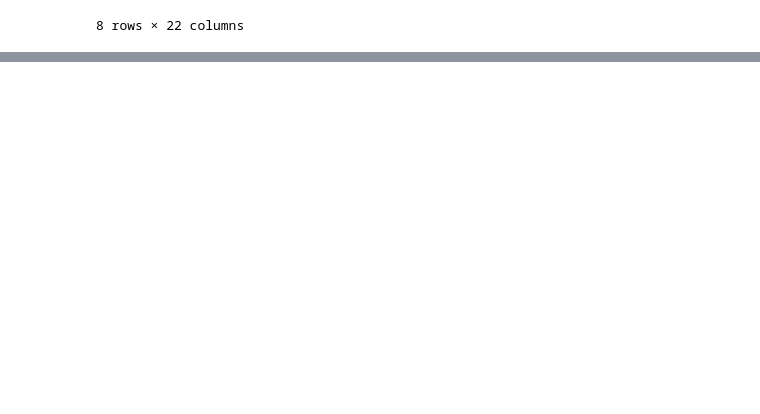
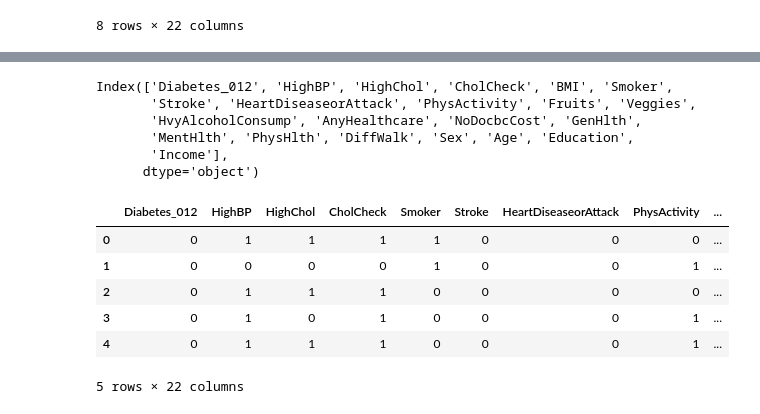
Before and after one commit to Vanshaj14Mohan/AIML-College, a Jupyter notebook: Assignment Six/main.ipynb, the cells around one changed output, grey strips where cells are left out. Drawn from its saved outputs; the diff is of its cells as text; code cells hidden in the pictures; blank space fills up the shorter version.

```diff
--- a/Assignment Six/main.ipynb
+++ b/Assignment Six/main.ipynb
@@ -110,0 +178,23 @@ df.describe()
+# %%
+df.columns
+# %% [output]
+Index(['Diabetes_012', 'HighBP', 'HighChol', 'CholCheck', 'BMI', 'Smoker',
+       'Stroke', 'HeartDiseaseorAttack', 'PhysActivity', 'Fruits', 'Veggies',
+       'HvyAlcoholConsump', 'AnyHealthcare', 'NoDocbcCost', 'GenHlth',
+       'MentHlth', 'PhysHlth', 'DiffWalk', 'Sex', 'Age', 'Education',
+       'Income'],
+      dtype='object')
+# %%
+Sex=pd.get_dummies(x['Sex'], drop_first=True)
+# %%
+x=pd.concat([x,Sex], axis=1)
+# %%
+x.head()
+# %% [output]
+|  | Diabetes_012 | HighBP | HighChol | CholCheck | Smoker | Stroke | HeartDiseaseorAttack | PhysActivity | ... |
+| 0 | 0 | 1 | 1 | 1 | 1 | 0 | 0 | 0 | ... |
+| 1 | 0 | 0 | 0 | 0 | 1 | 0 | 0 | 1 | ... |
+| 2 | 0 | 1 | 1 | 1 | 0 | 0 | 0 | 0 | ... |
+| 3 | 0 | 1 | 0 | 1 | 0 | 0 | 0 | 1 | ... |
+| 4 | 0 | 1 | 1 | 1 | 0 | 0 | 0 | 1 | ... |
+5 rows × 22 columns
```
Also changed, not shown: parts of 23 cells of this notebook.
